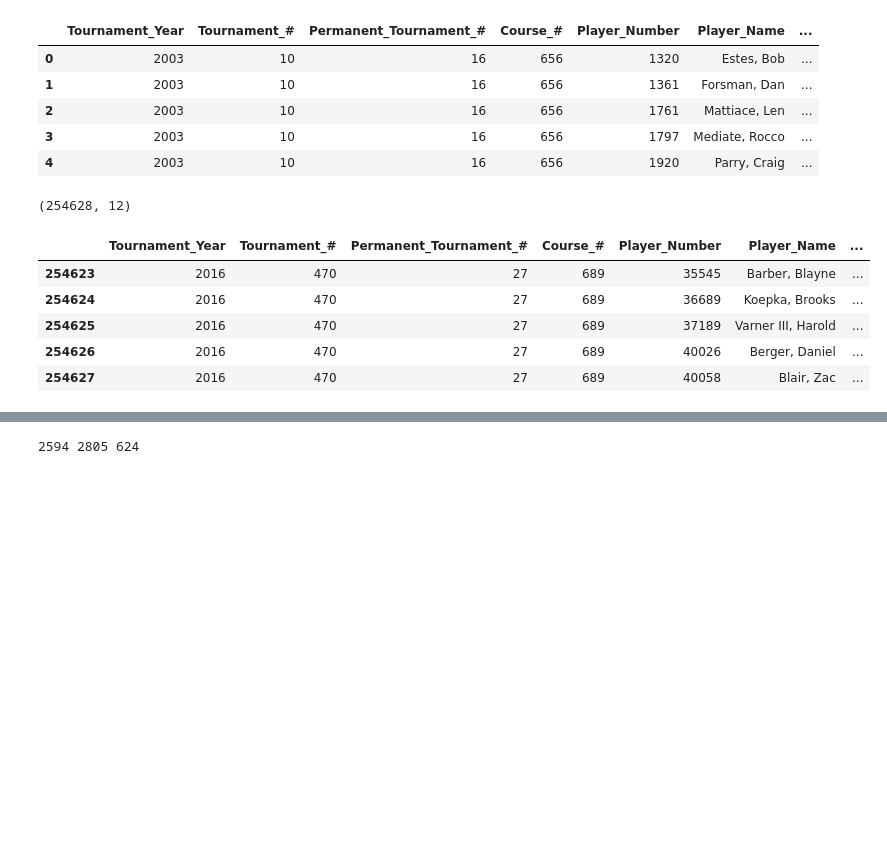
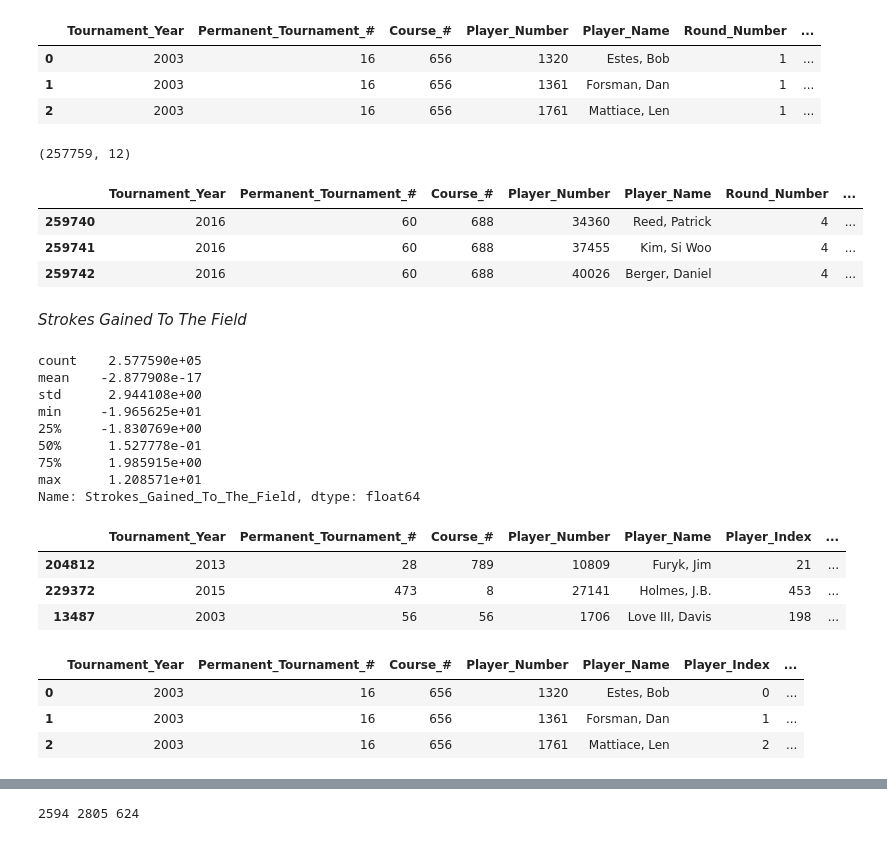
Before and after one commit to adamwlev/StrokesGained2, a Jupyter notebook: Modeling/Round_Level_Ranks.ipynb, the cells around one changed output, grey strips where cells are left out. Cells and saved outputs as stored; diff of their text form; code cells hidden in the pictures; blank space fills up the shorter version.

```diff
--- a/Modeling/Round_Level_Ranks.ipynb
+++ b/Modeling/Round_Level_Ranks.ipynb
@@ -16,27 +17,28 @@ data = pd.read_csv('./../data/round.csv')
+# %%
+data = pd.read_csv('./../data/round.csv')
+data = data.loc[data['Permanent_Tournament_#']!=470] ## this is the match play championship, no round scores available
 # %%
-data.head()
+data.head(3)
 # %% [output]
-|  | Tournament_Year | Tournament_# | Permanent_Tournament_# | Course_# | Player_Number | Player_Name | ... |
-| 0 | 2003 | 10 | 16 | 656 | 1320 | Estes, Bob | ... |
-| 1 | 2003 | 10 | 16 | 656 | 1361 | Forsman, Dan | ... |
-| 2 | 2003 | 10 | 16 | 656 | 1761 | Mattiace, Len | ... |
-| 3 | 2003 | 10 | 16 | 656 | 1797 | Mediate, Rocco | ... |
-| 4 | 2003 | 10 | 16 | 656 | 1920 | Parry, Craig | ... |
+|  | Tournament_Year | Permanent_Tournament_# | Course_# | Player_Number | Player_Name | Round_Number | ... |
+| 0 | 2003 | 16 | 656 | 1320 | Estes, Bob | 1 | ... |
+| 1 | 2003 | 16 | 656 | 1361 | Forsman, Dan | 1 | ... |
+| 2 | 2003 | 16 | 656 | 1761 | Mattiace, Len | 1 | ... |
 # %%
 data.shape
 # %% [output]
-(254628, 12)
+(257759, 12)
 # %%
-data.tail()
+data.tail(3)
 # %% [output]
-|  | Tournament_Year | Tournament_# | Permanent_Tournament_# | Course_# | Player_Number | Player_Name | ... |
-| 254623 | 2016 | 470 | 27 | 689 | 35545 | Barber, Blayne | ... |
-| 254624 | 2016 | 470 | 27 | 689 | 36689 | Koepka, Brooks | ... |
-| 254625 | 2016 | 470 | 27 | 689 | 37189 | Varner III, Harold | ... |
-| 254626 | 2016 | 470 | 27 | 689 | 40026 | Berger, Daniel | ... |
-| 254627 | 2016 | 470 | 27 | 689 | 40058 | Blair, Zac | ... |
+|  | Tournament_Year | Permanent_Tournament_# | Course_# | Player_Number | Player_Name | Round_Number | ... |
+| 259740 | 2016 | 60 | 688 | 34360 | Reed, Patrick | 4 | ... |
+| 259741 | 2016 | 60 | 688 | 37455 | Kim, Si Woo | 4 | ... |
+| 259742 | 2016 | 60 | 688 | 40026 | Berger, Daniel | 4 | ... |
 # %%
 with open('./../PickleFiles/num_to_ind_round.pkl','r') as pickleFile:
     num_to_inds = pickle.load(pickleFile)
 # %%
 data.insert(5,'Player_Index',[num_to_inds[num] for num in data.Player_Number])
+# %% [markdown]
+_Strokes Gained To The Field_
@@ -42,0 +53,19 @@ data.insert(5,'Player_Index',[num_to_inds[num] for num in data.Player_Number])
+# %%
+data.Strokes_Gained_To_The_Field.describe()
+# %% [output]
+count    2.577590e+05
+mean    -2.877908e-17
+std      2.944108e+00
+min     -1.965625e+01
+25%     -1.830769e+00
+50%      1.527778e-01
+75%      1.985915e+00
+max      1.208571e+01
+Name: Strokes_Gained_To_The_Field, dtype: float64
+# %%
+data.sort_values('Strokes_Gained_To_The_Field',ascending=False).head(3)
+# %% [output]
+|  | Tournament_Year | Permanent_Tournament_# | Course_# | Player_Number | Player_Name | Player_Index | ... |
+| 204812 | 2013 | 28 | 789 | 10809 | Furyk, Jim | 21 | ... |
+| 229372 | 2015 | 473 | 8 | 27141 | Holmes, J.B. | 453 | ... |
+| 13487 | 2003 | 56 | 56 | 1706 | Love III, Davis | 198 | ... |
@@ -42,0 +78,7 @@ data.insert(5,'Player_Index',[num_to_inds[num] for num in data.Player_Number])
+# %%
+data.head(3)
+# %% [output]
+|  | Tournament_Year | Permanent_Tournament_# | Course_# | Player_Number | Player_Name | Player_Index | ... |
+| 0 | 2003 | 16 | 656 | 1320 | Estes, Bob | 0 | ... |
+| 1 | 2003 | 16 | 656 | 1361 | Forsman, Dan | 1 | ... |
+| 2 | 2003 | 16 | 656 | 1761 | Mattiace, Len | 2 | ... |
```
Also changed, not shown: parts of 36 cells of this notebook, 3 other files.
